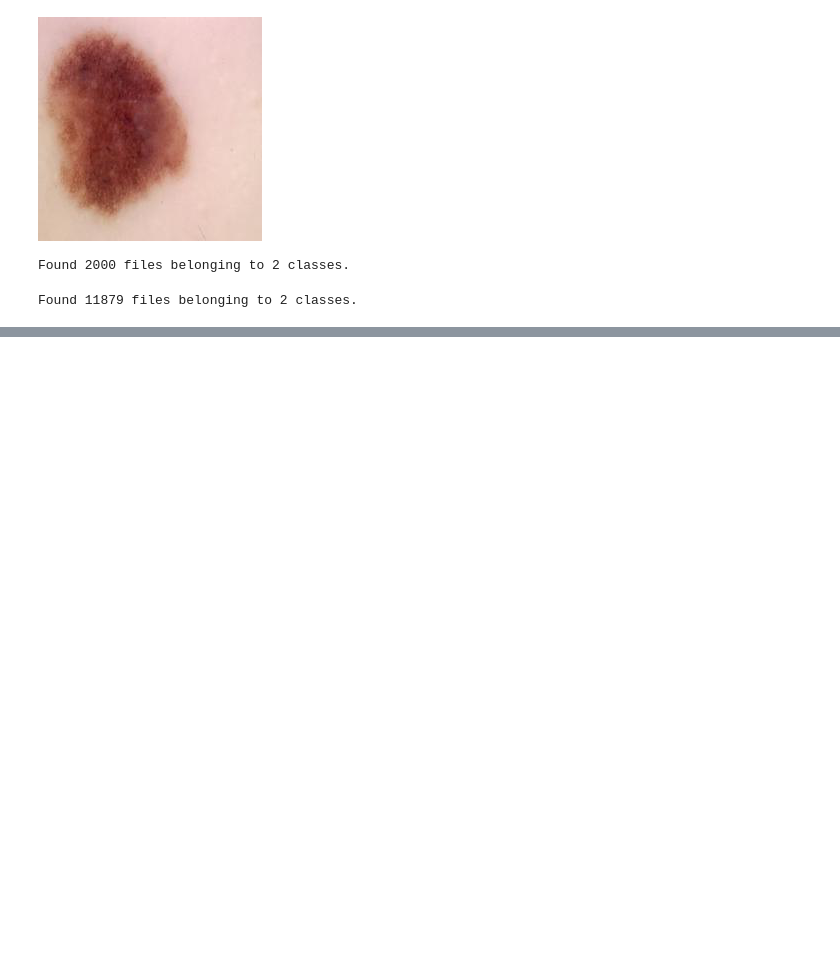
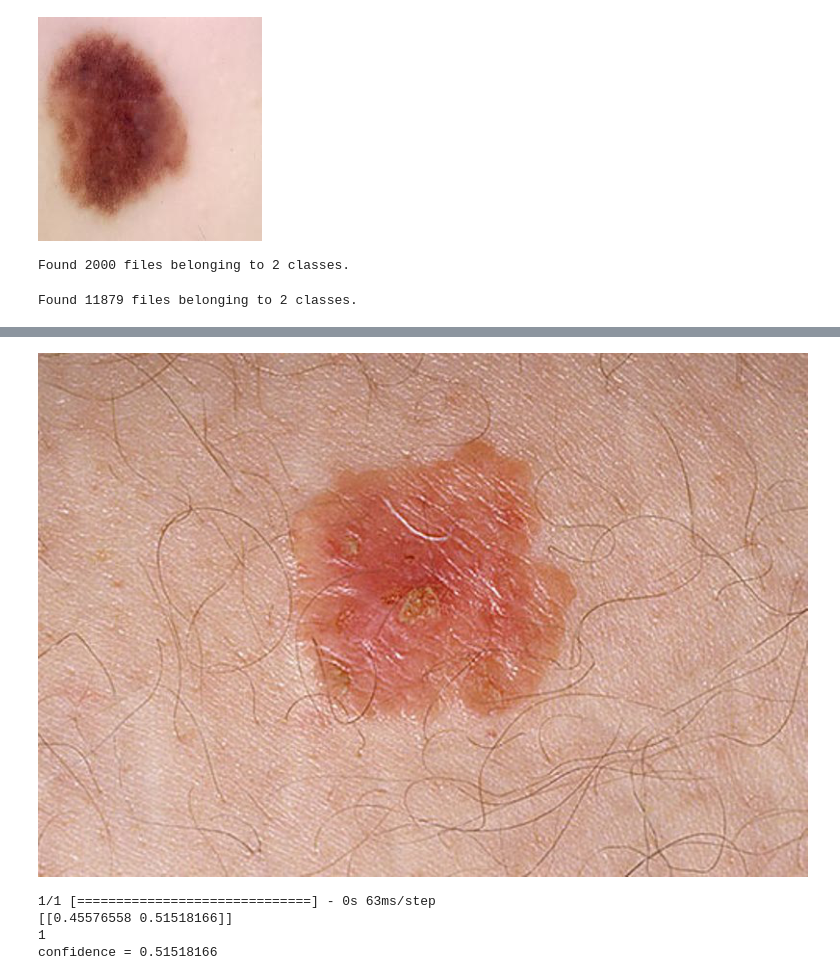
Before and after one commit to Gourab79/Live-Cancer-Detection, a Jupyter notebook: Cancer detection.ipynb, the cells around one changed output, grey strips where cells are left out. Cells and saved outputs as stored; diff of their text form; code cells hidden in the pictures; blank space fills up the shorter version.

```diff
--- a/Cancer detection.ipynb
+++ b/Cancer detection.ipynb
@@ -176,0 +261,27 @@ cv2.destroyAllWindows()
+# %%
+Image.open("C:\\Users\\chakr\\OneDrive\\Desktop\\b.jpg")
+# %% [output]
+[figure, added]
+# %%
+from tensorflow.keras.preprocessing import image
+img = image.load_img('C:\\Users\\chakr\\OneDrive\\Desktop\\m.jpg', target_size=(256, 256))
+
+# Preprocess the image for prediction
+img = image.img_to_array(img)
+img = np.expand_dims(img, axis=0)
+img = img/255
+
+# Predict the image
+predictions = loaded_model.predict(img)
+
+# Print the predictions
+print(predictions)
+predicted_class = np.argmax(predictions)
+print(predicted_class)
+print(    'confidence =', np.max(predictions)
+)
+# %% [output]
+1/1 [==============================] - 0s 63ms/step
+[[0.45576558 0.51518166]]
+1
+confidence = 0.51518166
```
Also changed, not shown: parts of 5 cells of this notebook.
